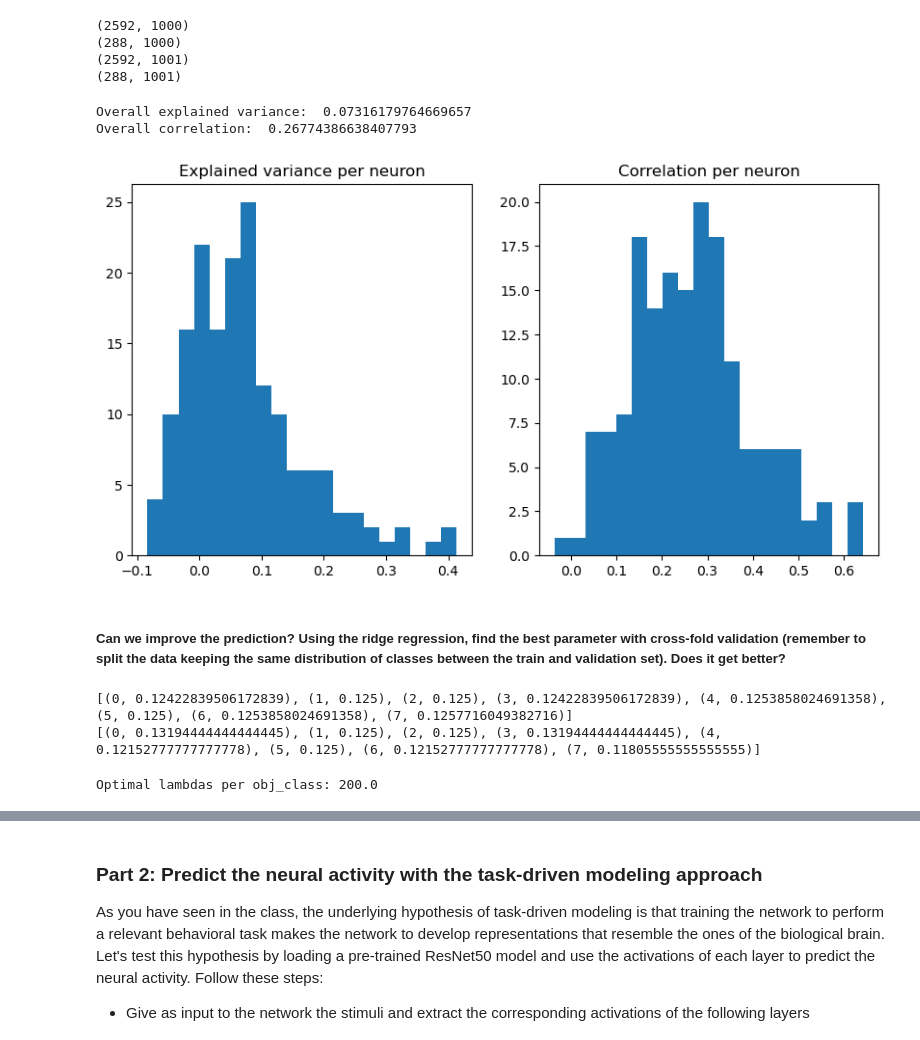
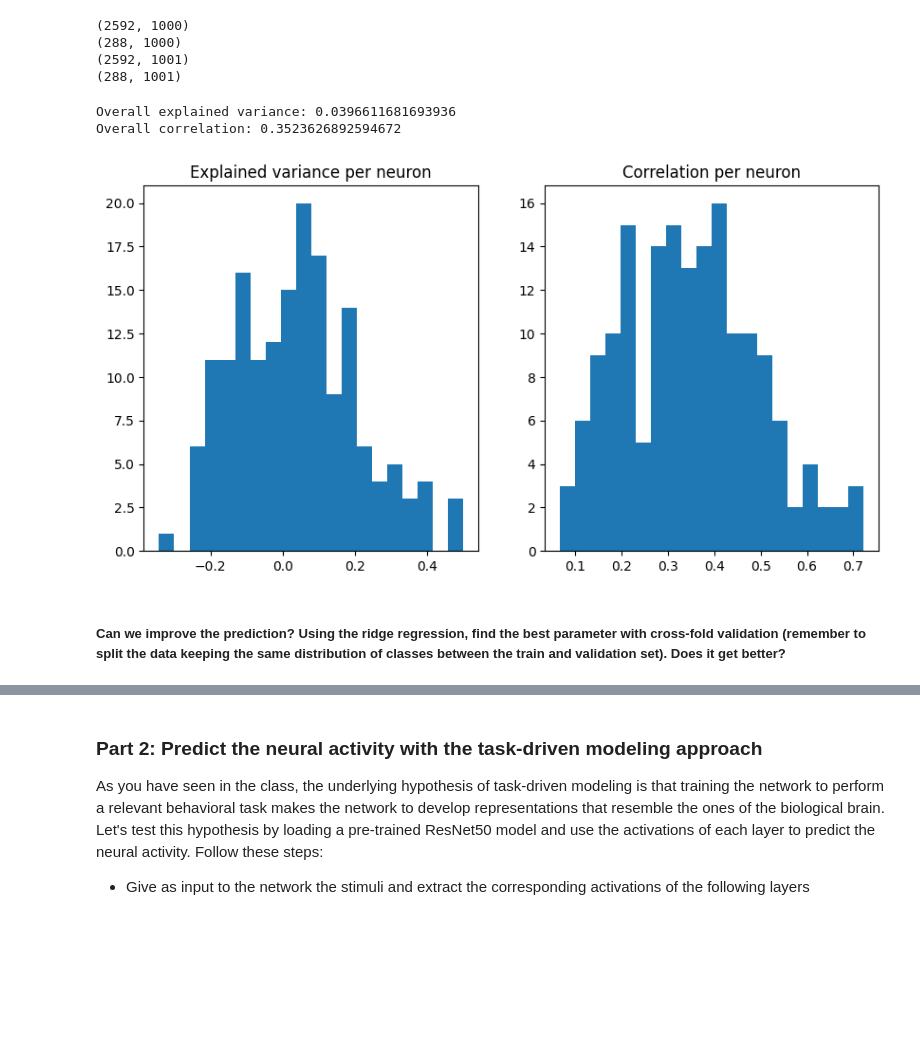
Before and after one commit to ernestoBocini/Brain-Like-Computation-Project, a Jupyter notebook: week5.ipynb, the cells around one changed output, grey strips where cells are left out. Saved outputs shown, nothing was run; the diff lists cells and outputs as text; code cells hidden in the pictures; blank space fills up the shorter version.

Commit message:
finished coding part of week 5, now it is running way faster (weights + pca in about 15 mins for all layers together). Also performed remaining tasks in week5.2, please comment on the results.

```diff
--- a/week5.ipynb
+++ b/week5.ipynb
@@ -46,7 +31,7 @@ from sklearn.decomposition import PCA
 # %% [markdown]
 ### Load the data
 # %%
-path_to_data = 'data'
+path_to_data = ''
 stimulus_train, stimulus_val, stimulus_test, objects_train, objects_val, objects_test, spikes_train, spikes_val = load_it_data(path_to_data)
 # %%
 n_stimulus, n_channels, img_size, _ = stimulus_train.shape
@@ -174,73 +159,47 @@ print(pca_feature_matrix_8_val.shape)
 pca_feature_matrix_8_augmented = np.hstack((pca_feature_matrix_8[:,:-1], class_labels_one_hot))
 pca_feature_matrix_8_val_augmented = np.hstack((pca_feature_matrix_8_val[:,:-1], class_labels_one_hot_val))
 # %%
-# fit ridge regression model with arbitrary lambda : 10
+from sklearn.linear_model import Ridge
+from sklearn.metrics import explained_variance_score
 
+# fit ridge regression model with arbitrary lambda: 10
+num_classes = 8
 lamb = 10
-model_weights, model_loss = ridge_regression(spikes_train, pca_feature_matrix_8_augmented, lamb)
+ridge = Ridge(alpha=lamb, fit_intercept=True)
+ridge.fit(pca_feature_matrix_8_augmented, spikes_train)
 
 # make predictions using validation set
-class_labels_one_hot_val = np.eye(num_classes)[pca_feature_matrix_8_val[:,-1].astype(int)]
-pca_feature_matrix_8_val_augmented = np.hstack((pca_feature_matrix_8_val[:,:-1], class_labels_one_hot_val))
-y_pred = np.dot(pca_feature_matrix_8_val_augmented, model_weights)
+y_pred = ridge.predict(pca_feature_matrix_8_val_augmented)
 
-# compute the ev for each neuron
-ev_per_neuron = 1- np.var(y_pred - spikes_val, axis=0)/np.var(spikes_val, axis=0)
-# compute overall ev
-ev = np.mean(ev_per_neuron)
-print('Overall explained variance: ', ev)
+# compute the explained variance for each neuron
+ev_per_neuron = 1 - np.var(y_pred - spikes_val, axis=0) / np.var(spikes_val, axis=0)
+# compute overall explained variance
+ev = explained_variance_score(spikes_val, y_pred)
+print('Overall explained variance:', ev)
 
 # compute the correlation for each neuron
-corr_per_neuron = np.array([np.corrcoef(y_pred[:,i], spikes_val[:,i], rowvar=False)[0,1] for i in range(y_pred.shape[1])])
+corr_per_neuron = np.array([np.corrcoef(y_pred[:, i], spikes_val[:, i], rowvar=False)[0, 1] for i in range(y_pred.shape[1])])
 # compute overall correlation
 corr = np.mean(corr_per_neuron)
-print('Overall correlation: ', corr)
-
+print('Overall correlation:', corr)
 
 # create subplots
 fig, axs = plt.subplots(1, 2, figsize=(10, 5))
 
-# print histogram of ev per neuron
+# print histogram of explained variance per neuron
 ax = axs[0]
 ax.hist(ev_per_neuron, bins=20)
 ax.set_title('Explained variance per neuron')
 
-# print histogram of corr per neuron
+# print histogram of correlation per neuron
 ax = axs[1]
 ax.hist(corr_per_neuron, bins=20)
 ax.set_title('Correlation per neuron')
 
 plt.show()
 # %% [output]
-Overall explained variance:  0.07316179764669657
-Overall correlation:  0.26774386638407793
+Overall explained variance: 0.0396611681693936
+Overall correlation: 0.3523626892594672
-[figure, old version]
+[figure, new version]
 # %% [markdown]
 ##### Can we improve the prediction? Using the ridge regression, find the best parameter with cross-fold validation (remember to split the data keeping the same distribution of classes between the train and validation set). Does it get better?
-# %%
-
-counts = [(el, objects_train_8.count(el) / len(objects_train_8)) for el in set(objects_train_8)]
-print(counts)
-
-counts2 = [(el, objects_val_8.count(el) / len(objects_val_8)) for el in set(objects_val_8)]
-print(counts2)
-# %% [output]
-[(0, 0.12422839506172839), (1, 0.125), (2, 0.125), (3, 0.12422839506172839), (4, 0.1253858024691358), (5, 0.125), (6, 0.1253858024691358), (7, 0.1257716049382716)]
-[(0, 0.13194444444444445), (1, 0.125), (2, 0.125), (3, 0.13194444444444445), (4, 0.12152777777777778), (5, 0.125), (6, 0.12152777777777778), (7, 0.11805555555555555)]
-# %%
-# grid-serach-CV
-
-lambdas_candidates = np.array([1, 10, 100, 200, 500, 1000])
-
-y = spikes_train
-tX = pca_feature_matrix_8_augmented
-seed = 42
-
-k_fold = 5
-
-opt_lambda, mse = select_parameters_ridge_regression(lambdas_candidates,k_fold, y, tX, seed)
-
-
-print('Optimal lambdas per obj_class:',opt_lambda)
-# %% [output]
-Optimal lambdas per obj_class: 200.0
```
Also changed, not shown: parts of 21 cells of this notebook, 3 other files.
